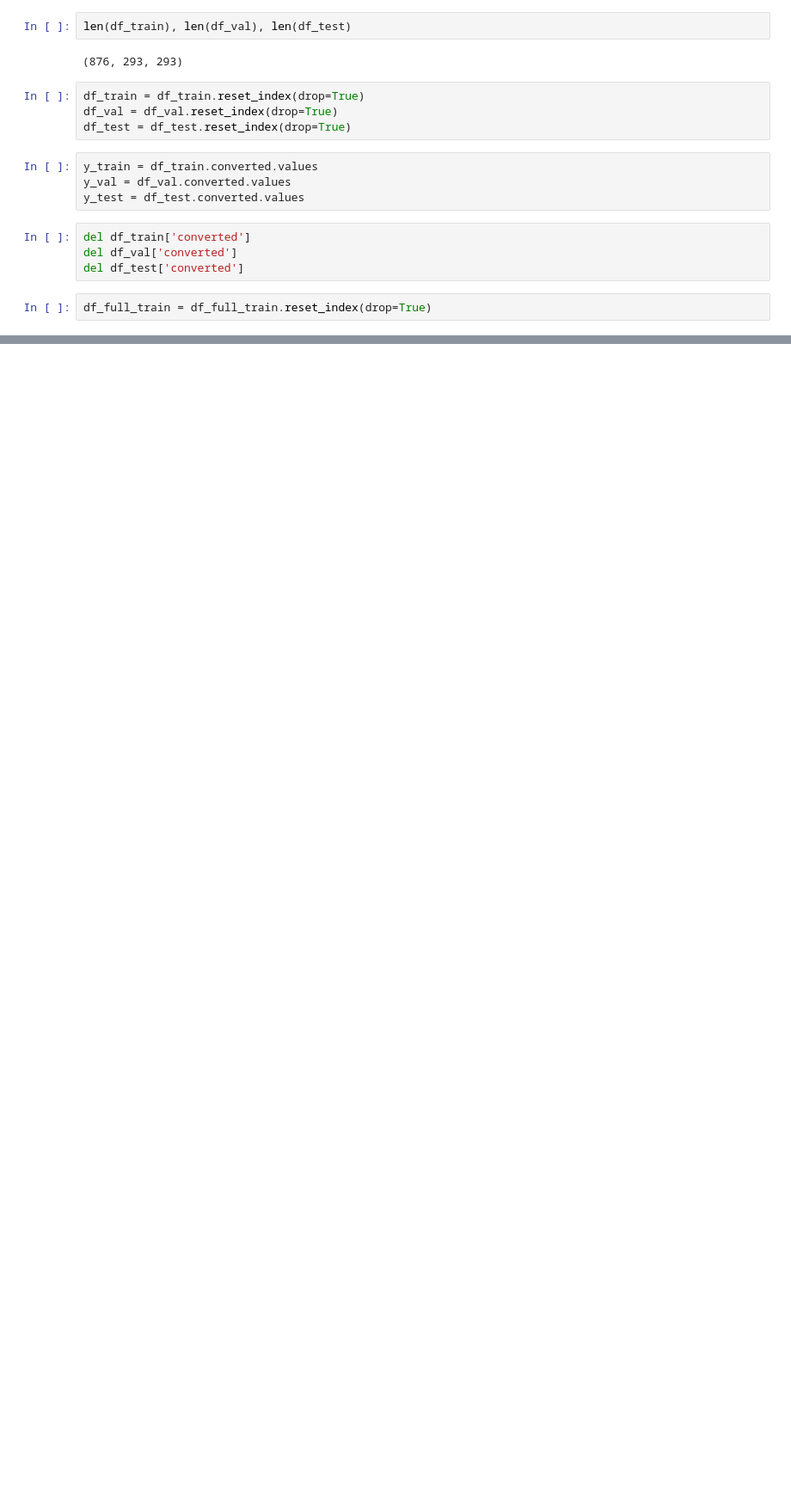
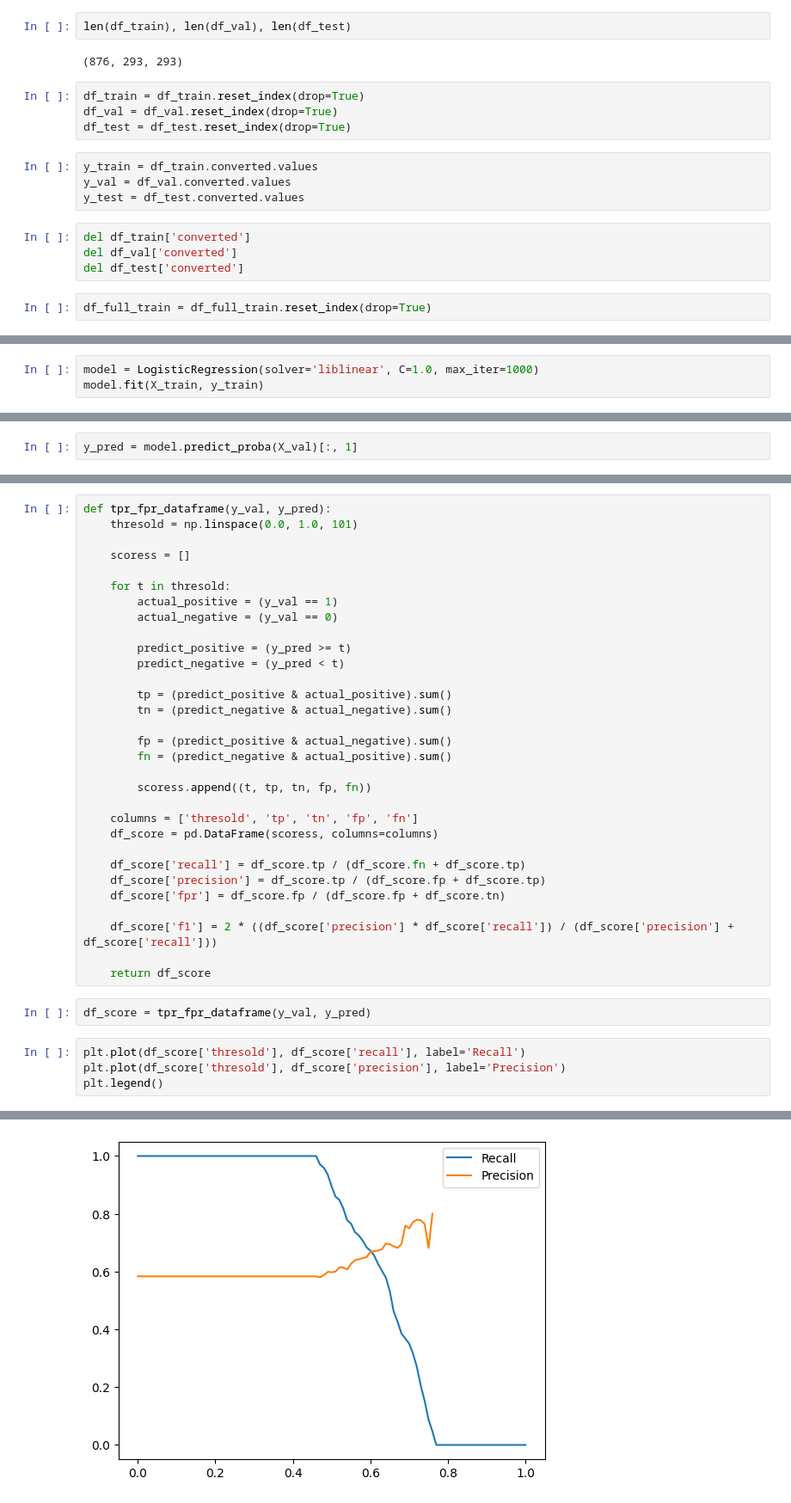
Before and after one commit to opadotun-taiwo/ml_projects, a Jupyter notebook: 03-churn-classification/homework4.ipynb, the cells around one changed output, grey strips where cells are left out. Shown: that part at 86% size. Saved outputs shown, nothing was run; the diff lists cells and outputs as text; blank space fills up the shorter version.

```diff
--- a/03-churn-classification/homework4.ipynb
+++ b/03-churn-classification/homework4.ipynb
@@ -46,0 +76,3 @@ train_dicts = df_train[numerical].to_dict(orient='records')
+# %%
+model = LogisticRegression(solver='liblinear', C=1.0, max_iter=1000)
+model.fit(X_train, y_train)
@@ -46,0 +81,2 @@ train_dicts = df_train[numerical].to_dict(orient='records')
+# %%
+y_pred = model.predict_proba(X_val)[:, 1]
@@ -46,0 +87,38 @@ train_dicts = df_train[numerical].to_dict(orient='records')
+# %%
+def tpr_fpr_dataframe(y_val, y_pred):
+    thresold = np.linspace(0.0, 1.0, 101)
+
+    scoress = []
+
+    for t in thresold:
+        actual_positive = (y_val == 1)
+        actual_negative = (y_val == 0)
+
+        predict_positive = (y_pred >= t)
+        predict_negative = (y_pred < t)
+
+        tp = (predict_positive & actual_positive).sum()
+        tn = (predict_negative & actual_negative).sum()
+
+        fp = (predict_positive & actual_negative).sum()
+        fn = (predict_negative & actual_positive).sum()
+
+        scoress.append((t, tp, tn, fp, fn))
+
+    columns = ['thresold', 'tp', 'tn', 'fp', 'fn']
+    df_score = pd.DataFrame(scoress, columns=columns)
+
+    df_score['recall'] = df_score.tp / (df_score.fn + df_score.tp)
+    df_score['precision'] = df_score.tp / (df_score.fp + df_score.tp)
+    df_score['fpr'] = df_score.fp / (df_score.fp + df_score.tn)
+
+    df_score['f1'] = 2 * ((df_score['precision'] * df_score['recall']) / (df_score['precision'] + df_score['recall']))
+
+    return df_score
+# %%
+df_score = tpr_fpr_dataframe(y_val, y_pred)
+# %%
+plt.plot(df_score['thresold'], df_score['recall'], label='Recall')
+plt.plot(df_score['thresold'], df_score['precision'], label='Precision')
+plt.legend()
+# %% [output]
@@ -46,0 +126 @@ train_dicts = df_train[numerical].to_dict(orient='records')
+[figure, added]
```
Also changed, not shown: parts of 16 cells of this notebook.
